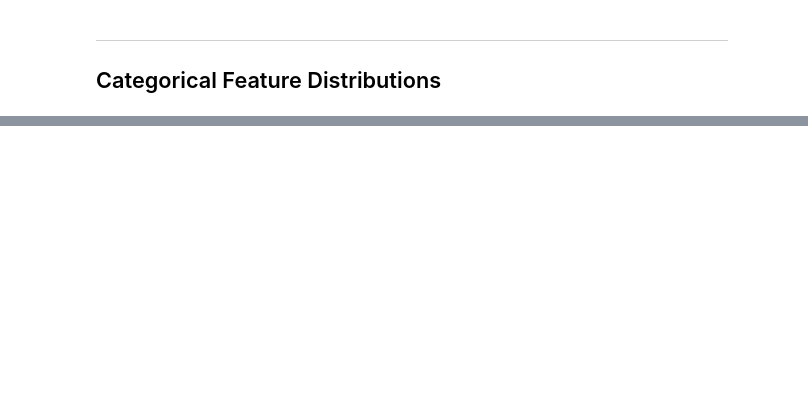
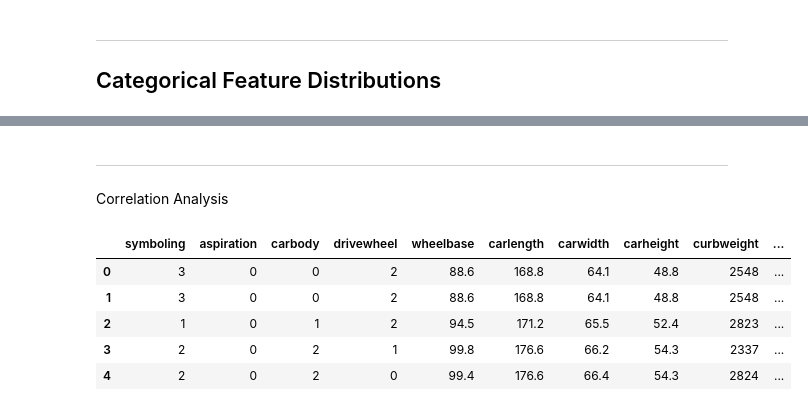
Before and after one commit to CoMa95/Car-Price-Analytics, a Jupyter notebook: notebooks/03_initial_eda.ipynb, the cells around one changed output, grey strips where cells are left out. Cells and saved outputs as stored; diff of their text form; code cells hidden in the pictures; blank space fills up the shorter version.

```diff
--- a/notebooks/03_initial_eda.ipynb
+++ b/notebooks/03_initial_eda.ipynb
@@ -209,0 +216,31 @@ plt.show()
+# %% [markdown]
+---
+
+Correlation Analysis
+# %%
+df_corr = df.copy() # Create a copy of the dataframe for correlation analysis
+
+# Define the mapping for categorical variables
+encoding_map = {
+    'drivewheel': {'4wd': 0, 'fwd': 1, 'rwd': 2},
+    'aspiration': {'std': 0, 'turbo': 1},
+    'carbody': {'convertible': 0, 'hatchback': 1, 'sedan': 2, 'wagon': 3},
+    'cylindernumber': {'two': 0, 'three': 1, 'four': 2, 'five': 3, 'six': 4, 'eight': 5, 'twelve': 6},
+    'manufacturer': {'alfa-romero': 0, 'audi': 1, 'bmw': 2, 'buick': 3, 'chevrolet': 4,
+                     'dodge': 5, 'honda': 6, 'isuzu': 7, 'jaguar': 8, 'mazda': 9,
+                     'mercury': 10, 'mitsubishi': 11, 'nissan': 12, 'peugeot': 13, 'plymouth': 14,
+                     'porsche': 15, 'renault': 16, 'saab': 17, 'subaru': 18, 'toyota': 19, 'volkswagen': 20, 'volvo': 21}
+
+}
+df_corr = df_corr.drop(columns=['model', 'enginetype', 'fuelsystem',
+                                'fueltype', 'doornumber' ,'highwaympg',
+                                'citympg', 'compressionratio', 'horsepower']) # Drop non-encoded categorical columns
+df_corr.replace(encoding_map, inplace=True)
+df_corr.head()
+# %% [output]
+|  | symboling | aspiration | carbody | drivewheel | wheelbase | carlength | carwidth | carheight | curbweight | ... |
+| 0 | 3 | 0 | 0 | 2 | 88.6 | 168.8 | 64.1 | 48.8 | 2548 | ... |
+| 1 | 3 | 0 | 0 | 2 | 88.6 | 168.8 | 64.1 | 48.8 | 2548 | ... |
+| 2 | 1 | 0 | 1 | 2 | 94.5 | 171.2 | 65.5 | 52.4 | 2823 | ... |
+| 3 | 2 | 0 | 2 | 1 | 99.8 | 176.6 | 66.2 | 54.3 | 2337 | ... |
+| 4 | 2 | 0 | 2 | 0 | 99.4 | 176.6 | 66.4 | 54.3 | 2824 | ... |
```
Also changed, not shown: parts of 9 cells of this notebook, 3 other files.
